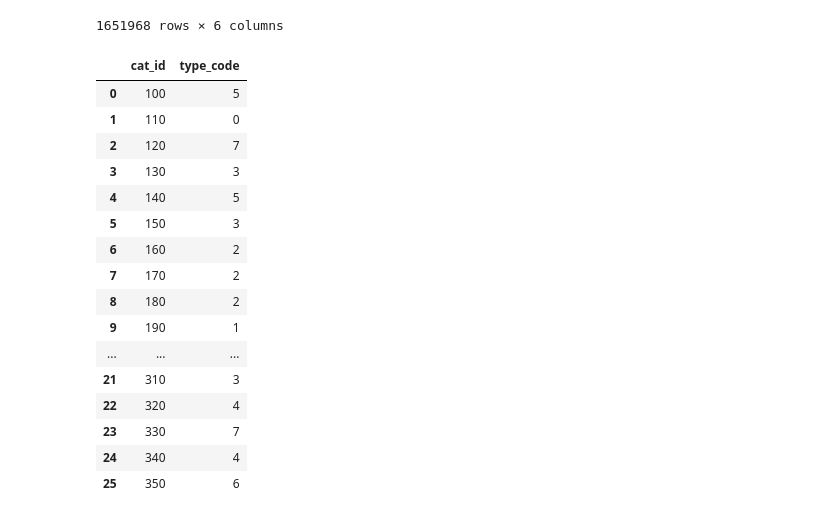
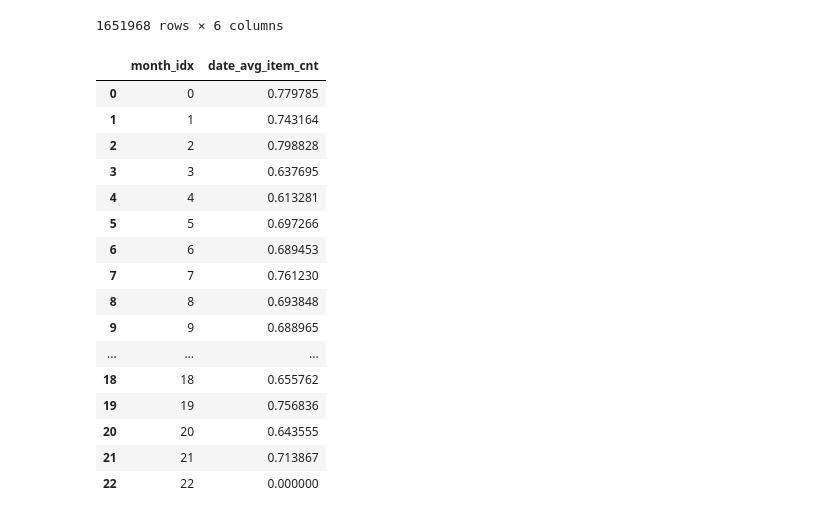
Before and after one commit to ducksfrogs/AIQuest, a Jupyter notebook: jup/pbl01_second.ipynb, the cells around one changed output. Drawn from its saved outputs; the diff is of its cells as text; code cells hidden in the pictures.

```diff
--- a/jup/pbl01_second.ipynb
+++ b/jup/pbl01_second.ipynb
@@ -289,24 +289,27 @@ matrix
 | 1651966 | 22 | 16 | 3500001 | 0.0 | 350 | 6 |
 | 1651967 | 22 | 17 | 3500001 | 0.0 | 350 | 6 |
 1651968 rows × 6 columns
-# %%
-
-cat_name
-# %% [output]
-|  | cat_id | type_code |
-| 0 | 100 | 5 |
-| 1 | 110 | 0 |
-| 2 | 120 | 7 |
-| 3 | 130 | 3 |
-| 4 | 140 | 5 |
-| 5 | 150 | 3 |
-| 6 | 160 | 2 |
-| 7 | 170 | 2 |
-| 8 | 180 | 2 |
-| 9 | 190 | 1 |
-| ... | ... | ... |
-| 21 | 310 | 3 |
-| 22 | 320 | 4 |
-| 23 | 330 | 7 |
-| 24 | 340 | 4 |
-| 25 | 350 | 6 |
+# %%
+group = matrix.groupby(['month_idx']).agg({'item_cnt_month':['mean']})
+group.columns = ['date_avg_item_cnt']
+group.reset_index(inplace=True)
+# %%
+group
+# %% [output]
+|  | month_idx | date_avg_item_cnt |
+| 0 | 0 | 0.779785 |
+| 1 | 1 | 0.743164 |
+| 2 | 2 | 0.798828 |
+| 3 | 3 | 0.637695 |
+| 4 | 4 | 0.613281 |
+| 5 | 5 | 0.697266 |
+| 6 | 6 | 0.689453 |
+| 7 | 7 | 0.761230 |
+| 8 | 8 | 0.693848 |
+| 9 | 9 | 0.688965 |
+| ... | ... | ... |
+| 18 | 18 | 0.655762 |
+| 19 | 19 | 0.756836 |
+| 20 | 20 | 0.643555 |
+| 21 | 21 | 0.713867 |
+| 22 | 22 | 0.000000 |
```
Also changed, not shown: parts of 2 cells of this notebook, 1 other file.
